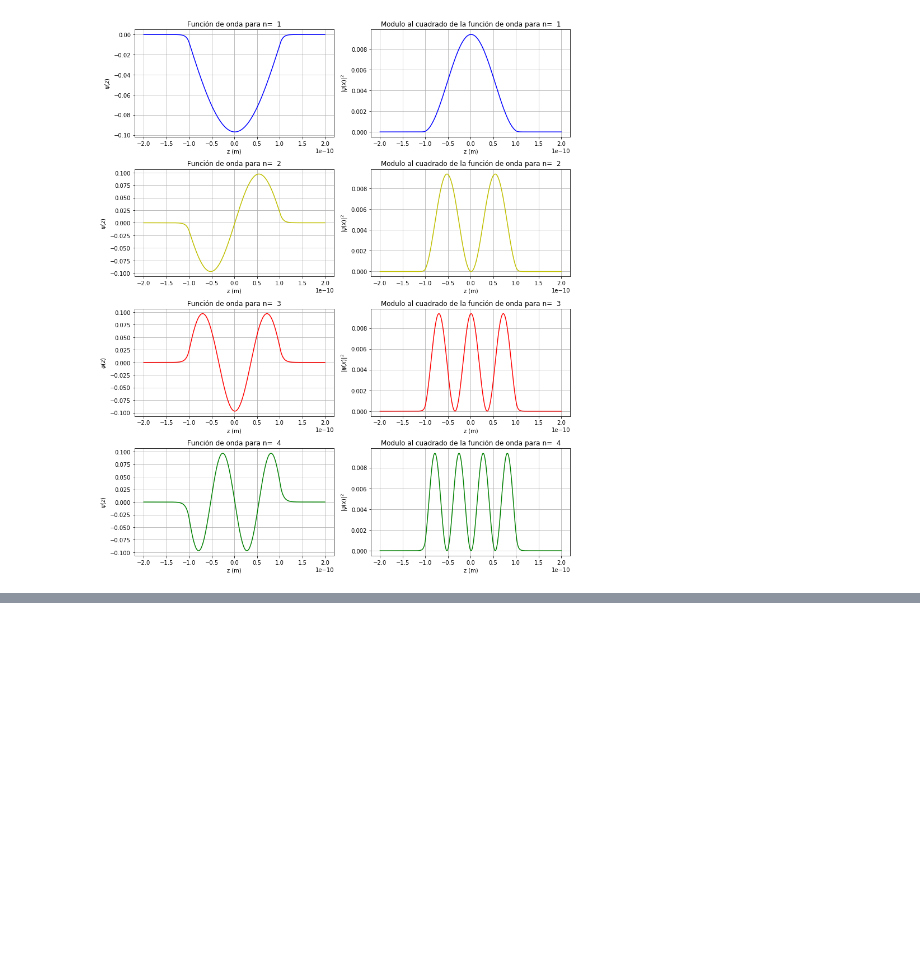
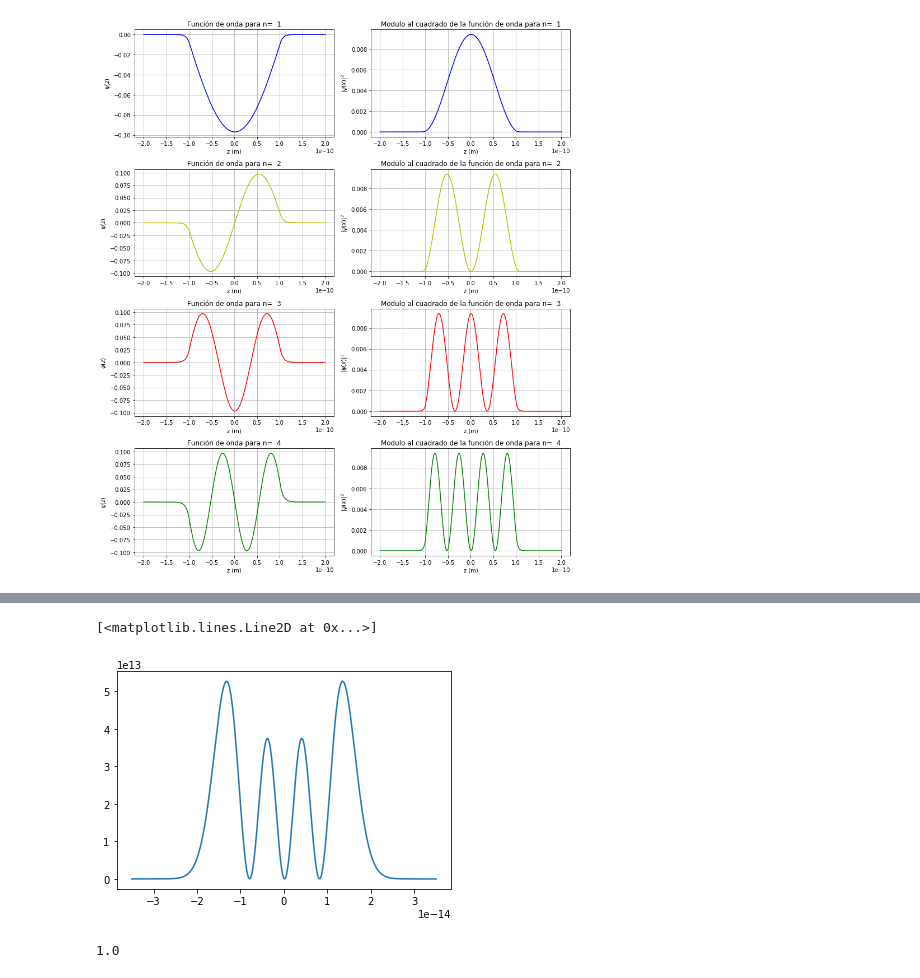
Before and after one commit to Kevincor1/Proyecto_1, a Jupyter notebook: prototipo3.ipynb, the cells around one changed output, grey strips where cells are left out. Cells and saved outputs as stored; diff of their text form; code cells hidden in the pictures; blank space fills up the shorter version.

```diff
--- a/prototipo3.ipynb
+++ b/prototipo3.ipynb
@@ -120,0 +127,11 @@ c.Phi(4)
+# %%
+K = np.sqrt(simps(abs(c.phi[-1])**2,c.x))
+# %%
+plt.plot(c.x,(c.phi[-1]/K)**2)
+# %% [output]
+[<matplotlib.lines.Line2D at 0x...>]
+[figure, added]
+# %%
+simps((c.phi[-1]/K)**2,c.x)
+# %% [output]
+1.0
```
Also changed, not shown: parts of 4 cells of this notebook.
